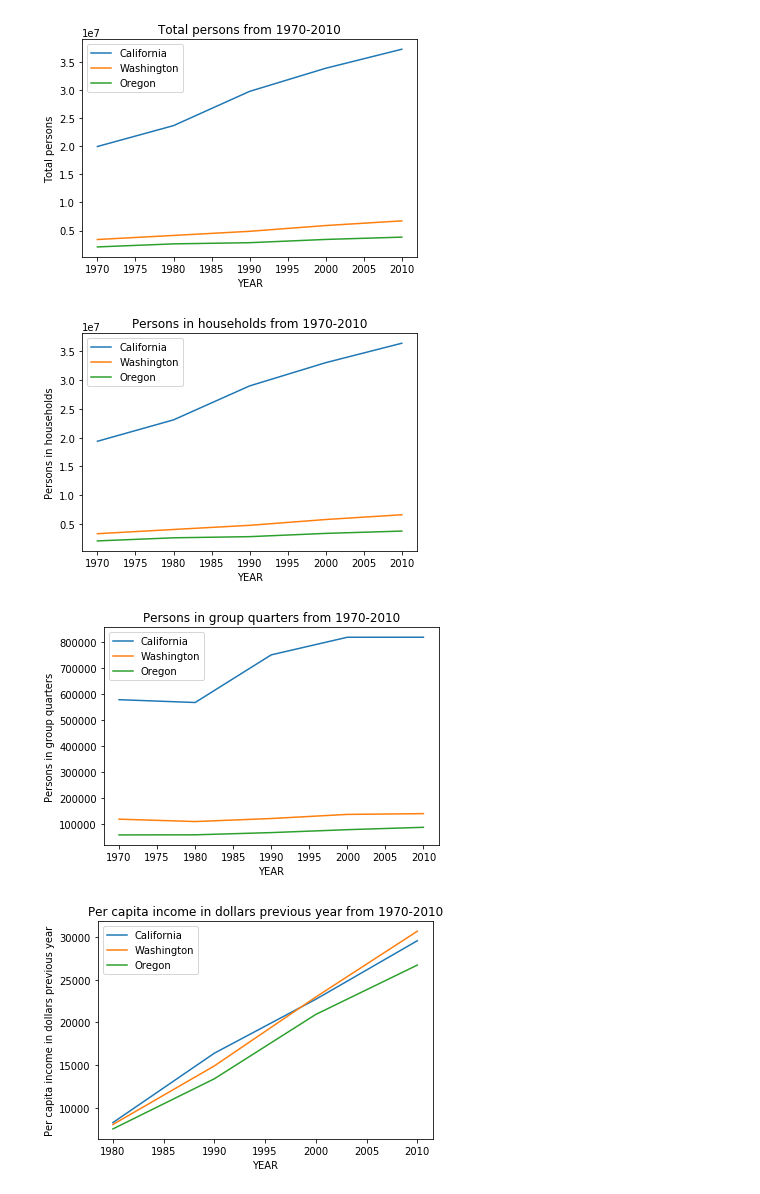
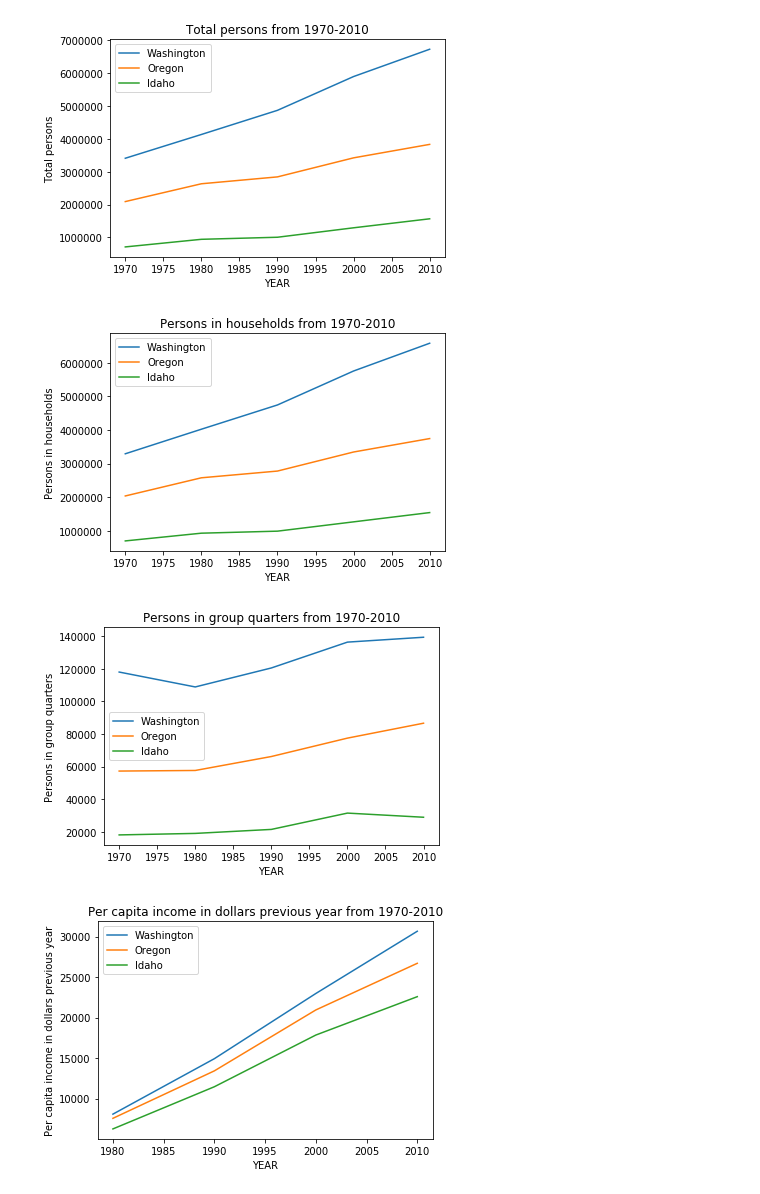
Before and after one commit to joe-loy/residential-real-estate-analysis, a Jupyter notebook: NHGISDataRealEstate.ipynb, the cells around one changed output. Cells and saved outputs as stored; diff of their text form; code cells hidden in the pictures.

```diff
--- a/NHGISDataRealEstate.ipynb
+++ b/NHGISDataRealEstate.ipynb
@@ -24,7 +24,8 @@ DATAFIELDNAMES = {0 : "Total persons",
                   4 : "Total housing units",
                   5 : "Total occupied units",
                   6 : "Total vacant units",
-                  # TO DO ADD THE REST OF THE FIELDS
+                  7 : "Total families",
+                  8 : "Total persons"
                  }
 
 DATAFIELDRANGES = {0 : range(1, 6),
@@ -34,6 +35,8 @@ DATAFIELDRANGES = {0 : range(1, 6),
                    4 : range(123, 128),
                    5 : range(128, 133),
                    6 : range(133, 138),
+                   7 : range(113, 118),
+                   8 : range(8, 98)
                   }
 
 
@@ -68,10 +72,10 @@ def plotStateData(states, dataFields, dfState):
         plt.legend(states)
         plt.autoscale()
 # %%
-states = ['California', 'Washington', 'Oregon']
+states = ['Washington', 'Oregon', 'Idaho']
 plotStateData(states, [0, 1, 2, 3, 4, 5, 6], dfState)
 # %% [output]
-[figure, old version]
+[figure, new version]
-[figure, old version]
+[figure, new version]
-[figure, old version]
+[figure, new version]
-[figure, old version]
+[figure, new version]
```
Also changed, not shown: parts of 8 cells of this notebook.
